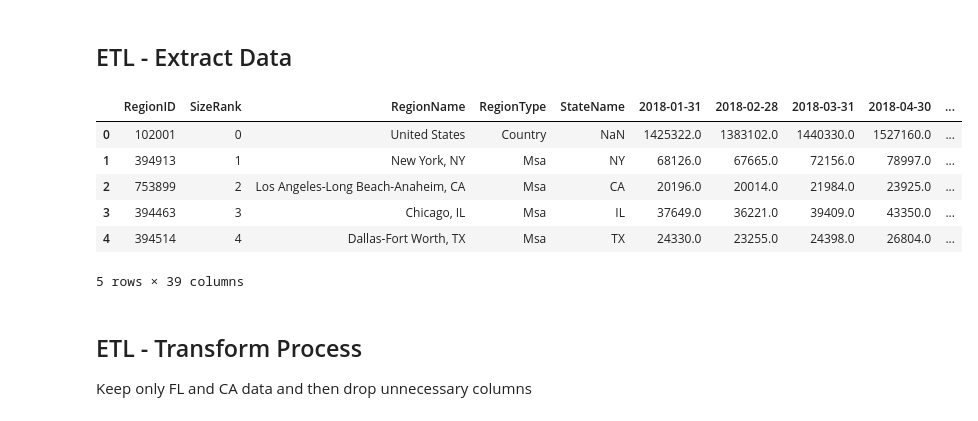
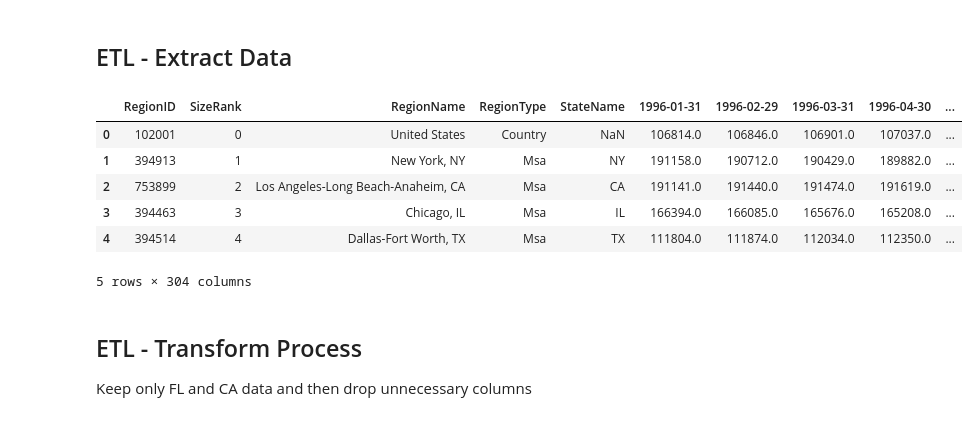
Before and after one commit to Jopinson/COVID19_Property_Pandemic, a Jupyter notebook: notebooks/ETL/ETL-Housing.ipynb, the cells around one changed output. Drawn from its saved outputs; the diff is of its cells as text; code cells hidden in the pictures.

```diff
--- a/notebooks/ETL/ETL-Housing.ipynb
+++ b/notebooks/ETL/ETL-Housing.ipynb
@@ -6,17 +6,17 @@ from path import Path
 ## ETL - Extract Data
 # %%
 # Read the raw zillow data file
-file_path = Path("../../data/raw/zillow_data/Zillow Data.csv")
+file_path = Path("../../data/raw/zillow_data/Metro_zhvi_uc_sfr_tier_0.33_0.67_sm_sa_mon.csv")
 zillow_df = pd.read_csv(file_path)
 zillow_df.head()
 # %% [output]
-|  | RegionID | SizeRank | RegionName | RegionType | StateName | 2018-01-31 | 2018-02-28 | 2018-03-31 | 2018-04-30 | ... |
-| 0 | 102001 | 0 | United States | Country | NaN | 1425322.0 | 1383102.0 | 1440330.0 | 1527160.0 | ... |
-| 1 | 394913 | 1 | New York, NY | Msa | NY | 68126.0 | 67665.0 | 72156.0 | 78997.0 | ... |
-| 2 | 753899 | 2 | Los Angeles-Long Beach-Anaheim, CA | Msa | CA | 20196.0 | 20014.0 | 21984.0 | 23925.0 | ... |
-| 3 | 394463 | 3 | Chicago, IL | Msa | IL | 37649.0 | 36221.0 | 39409.0 | 43350.0 | ... |
-| 4 | 394514 | 4 | Dallas-Fort Worth, TX | Msa | TX | 24330.0 | 23255.0 | 24398.0 | 26804.0 | ... |
+|  | RegionID | SizeRank | RegionName | RegionType | StateName | 1996-01-31 | 1996-02-29 | 1996-03-31 | 1996-04-30 | ... |
+| 0 | 102001 | 0 | United States | Country | NaN | 106814.0 | 106846.0 | 106901.0 | 107037.0 | ... |
+| 1 | 394913 | 1 | New York, NY | Msa | NY | 191158.0 | 190712.0 | 190429.0 | 189882.0 | ... |
+| 2 | 753899 | 2 | Los Angeles-Long Beach-Anaheim, CA | Msa | CA | 191141.0 | 191440.0 | 191474.0 | 191619.0 | ... |
+| 3 | 394463 | 3 | Chicago, IL | Msa | IL | 166394.0 | 166085.0 | 165676.0 | 165208.0 | ... |
+| 4 | 394514 | 4 | Dallas-Fort Worth, TX | Msa | TX | 111804.0 | 111874.0 | 112034.0 | 112350.0 | ... |
-5 rows × 39 columns
+5 rows × 304 columns
 # %% [markdown]
 ## ETL - Transform Process
 Keep only FL and CA data and then drop unnecessary columns
```
Also changed, not shown: parts of 9 cells of this notebook.
